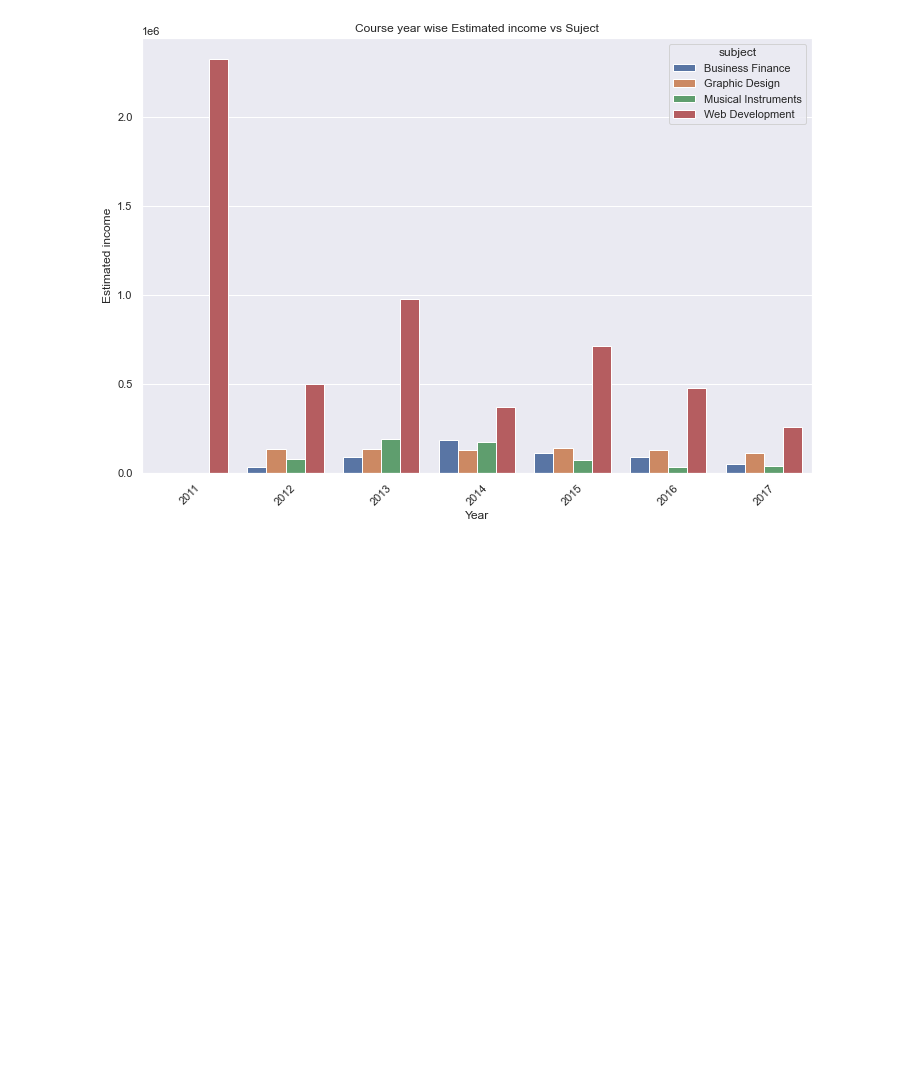
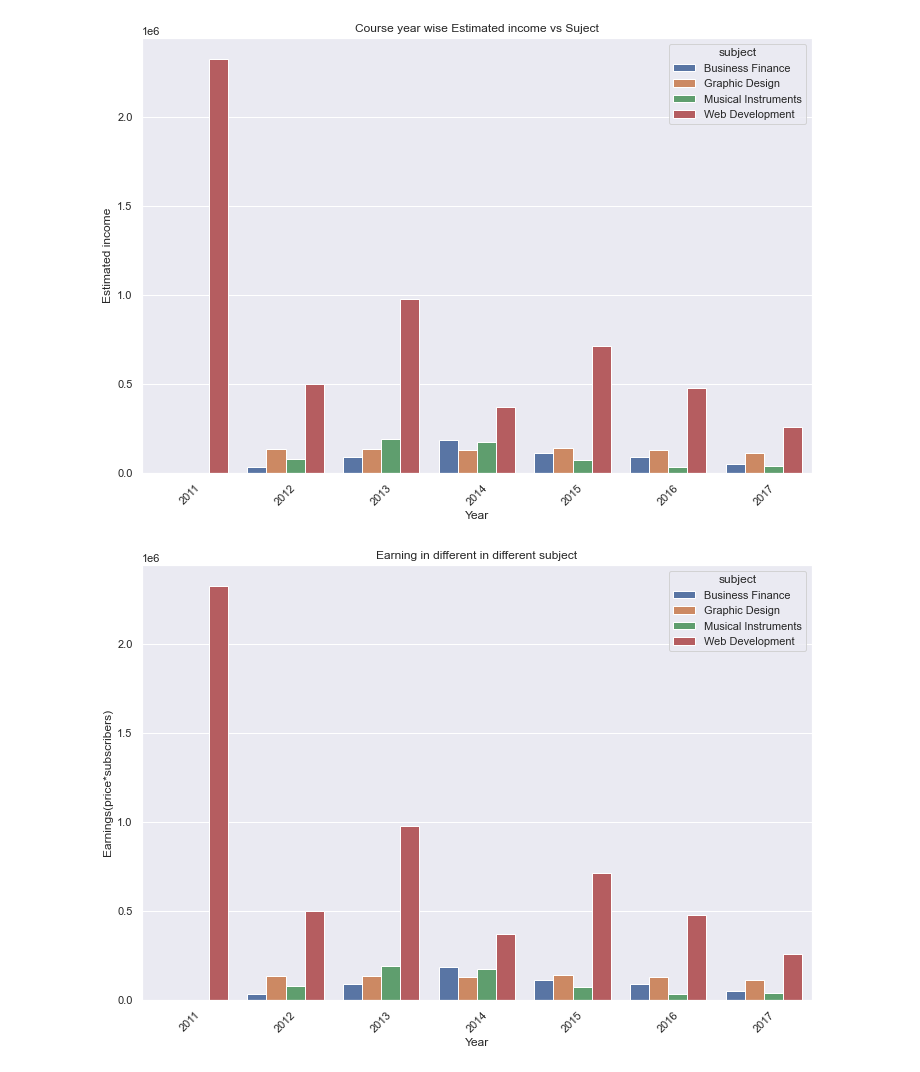
Before and after one commit to DibyaSadhukhan/ML_ACM, a Jupyter notebook: ISMWeek1.ipynb, the cells around one changed output. Drawn from its saved outputs; the diff is of its cells as text; code cells hidden in the pictures; blank space fills up the shorter version.

```diff
--- a/ISMWeek1.ipynb
+++ b/ISMWeek1.ipynb
@@ -182,3 +195,20 @@ plt.xticks(rotation=45)
 plt.show()
 # %% [output]
 [figure]
+# %%
+import pandas as pd
+import seaborn as sns
+import matplotlib.pyplot as plt
+plt.figure(figsize=(12,8))
+sns_plot=sns.barplot(x='year', y='estimated_income', hue='subject', data=Data, ci=None)
+plt.title('Earning in different in different subject')
+plt.xlabel('Year')
+plt.ylabel('Earnings(price*subscribers)')
+plt.xticks(rotation=45)
+plt.show()
+fig = sns_plot.get_figure()
+fig.savefig("output.jpg")
+df=pd.DataFrame(Data)
+df.to_csv('file1.csv')
+# %% [output]
+[figure, added]
```
Also changed, not shown: parts of 6 cells of this notebook.
